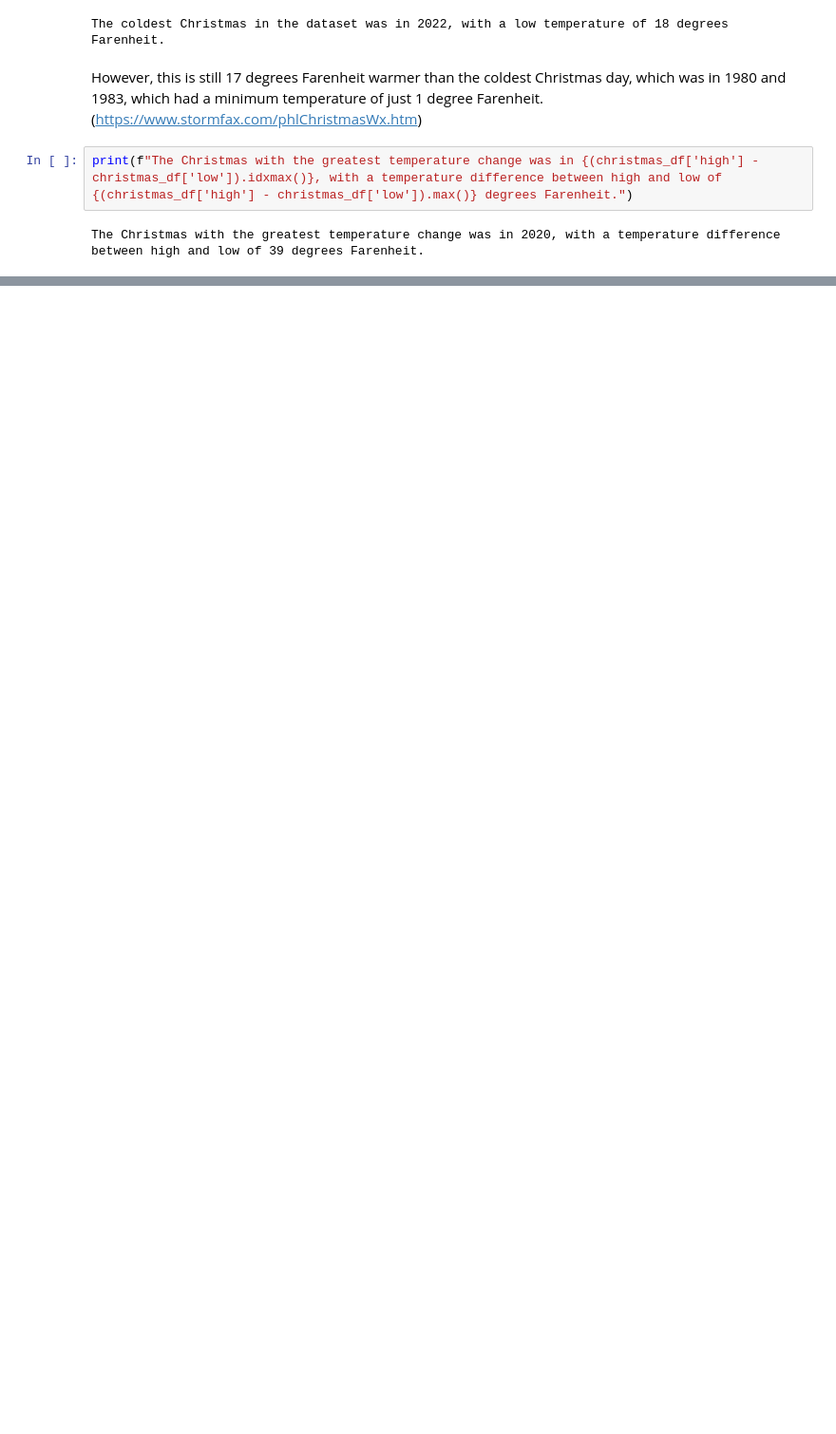
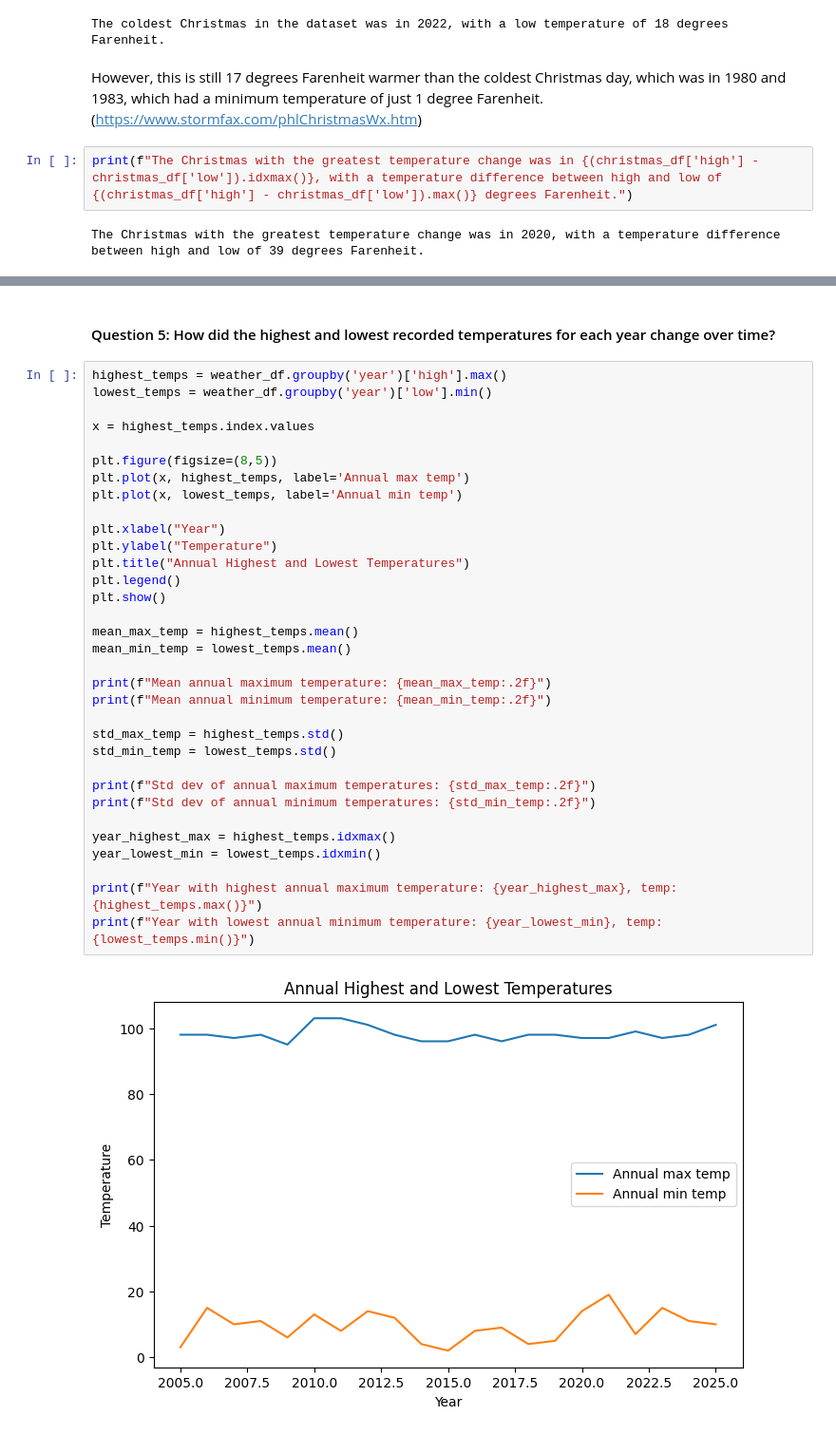
Before and after one commit to dpark2380/comm3180_S26_Blog, a Jupyter notebook: posts/blog_01/DOW1_weather.ipynb, the cells around one changed output, grey strips where cells are left out. Shown at 95% size. Drawn from its saved outputs; the diff is of its cells as text; blank space fills up the shorter version.

```diff
--- a/posts/blog_01/DOW1_weather.ipynb
+++ b/posts/blog_01/DOW1_weather.ipynb
@@ -100,0 +154,37 @@ The Christmas with the greatest temperature change was in 2020, with a temperatu
+# %% [markdown]
+#### Question 5: How did the highest and lowest recorded temperatures for each year change over time?
+# %%
+highest_temps = weather_df.groupby('year')['high'].max()
+lowest_temps = weather_df.groupby('year')['low'].min()
+
+x = highest_temps.index.values
+
+plt.figure(figsize=(8,5))
+plt.plot(x, highest_temps, label='Annual max temp')
+plt.plot(x, lowest_temps, label='Annual min temp')
+
+plt.xlabel("Year")
+plt.ylabel("Temperature")
+plt.title("Annual Highest and Lowest Temperatures")
+plt.legend()
+plt.show()
+
+mean_max_temp = highest_temps.mean()
+mean_min_temp = lowest_temps.mean()
+
+print(f"Mean annual maximum temperature: {mean_max_temp:.2f}")
+print(f"Mean annual minimum temperature: {mean_min_temp:.2f}")
+
+std_max_temp = highest_temps.std()
+std_min_temp = lowest_temps.std()
+
+print(f"Std dev of annual maximum temperatures: {std_max_temp:.2f}")
+print(f"Std dev of annual minimum temperatures: {std_min_temp:.2f}")
+
+year_highest_max = highest_temps.idxmax()
+year_lowest_min = lowest_temps.idxmin()
+
+print(f"Year with highest annual maximum temperature: {year_highest_max}, temp: {highest_temps.max()}")
+print(f"Year with lowest annual minimum temperature: {year_lowest_min}, temp: {lowest_temps.min()}")
+# %% [output]
+[figure, added]
```
Also changed, not shown: parts of 22 cells of this notebook.
